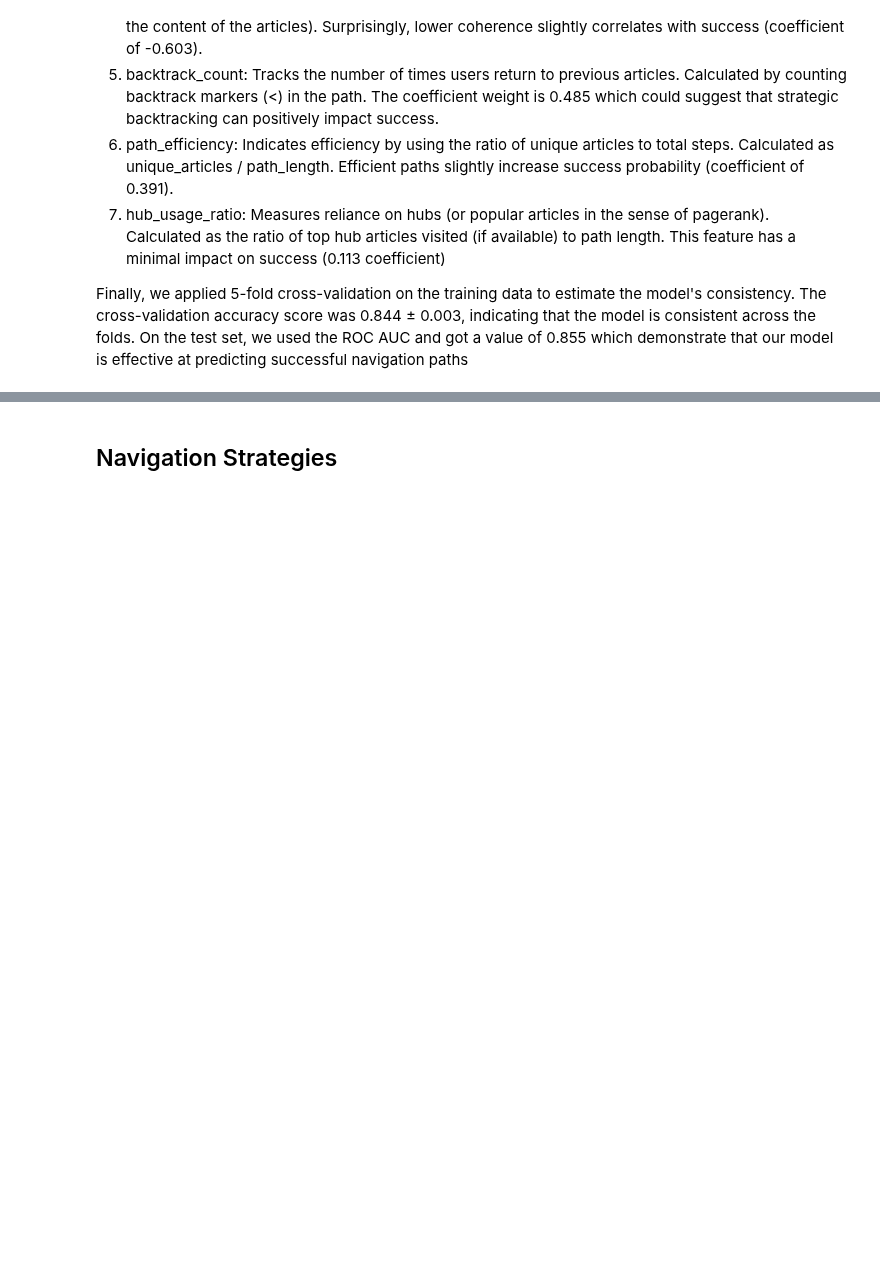
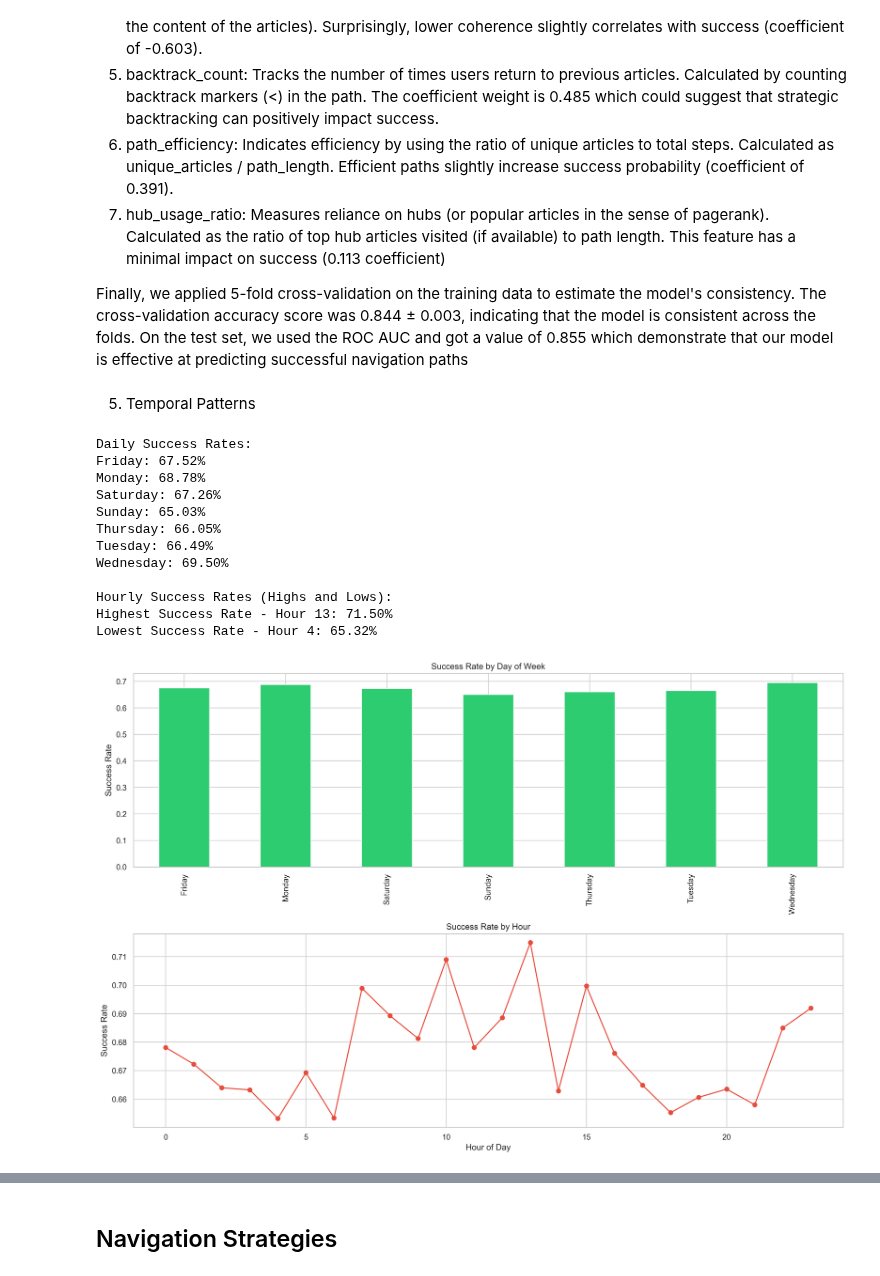
Before and after one commit to epfl-ada/ada-2024-project-5pack, a Jupyter notebook: analysis.ipynb, the cells around one changed output, grey strips where cells are left out. Cells and saved outputs as stored; diff of their text form; code cells hidden in the pictures; blank space fills up the shorter version.

Commit message:
Added new analysis + Fixed comments + better file name

```diff
--- a/analysis.ipynb
+++ b/analysis.ipynb
@@ -489,3 +497,37 @@ The features we used in the model and their significance:
 7. hub_usage_ratio: Measures reliance on hubs (or popular articles in the sense of pagerank). Calculated as the ratio of top hub articles visited (if available) to path length. This feature has a minimal impact on success (0.113 coefficient)
 
 Finally, we applied 5-fold cross-validation on the training data to estimate the model's consistency. The cross-validation accuracy score was 0.844 ± 0.003, indicating that the model is consistent across the folds. On the test set, we used the ROC AUC and got a value of 0.855 which demonstrate that our model is effective at predicting successful navigation paths
+# %% [markdown]
+5. Temporal Patterns
+# %%
+temporal_patterns = analysis["temporal_patterns"]
+daily_success_rate = temporal_patterns["daily_success_rate"]
+hourly_success_rate = temporal_patterns["hourly_success_rate"]
+
+# Analysis of Temporal Patterns in Navigation Success
+
+print("Daily Success Rates:")
+for day, rate in daily_success_rate.items():
+    print(f"{day}: {rate:.2%}")
+
+print("\nHourly Success Rates (Highs and Lows):")
+highest_hour = max(hourly_success_rate, key=hourly_success_rate.get)
+lowest_hour = min(hourly_success_rate, key=hourly_success_rate.get)
+print(f"Highest Success Rate - Hour {highest_hour}: {hourly_success_rate[highest_hour]:.2%}")
+print(f"Lowest Success Rate - Hour {lowest_hour}: {hourly_success_rate[lowest_hour]:.2%}")
+
+display(Image.open('data/generated/plaintext_analysis/analysis_20241115_184429/temporal_patterns.png'))
+# %% [output]
+Daily Success Rates:
+Friday: 67.52%
+Monday: 68.78%
+Saturday: 67.26%
+Sunday: 65.03%
+Thursday: 66.05%
+Tuesday: 66.49%
+Wednesday: 69.50%
+
+Hourly Success Rates (Highs and Lows):
+Highest Success Rate - Hour 13: 71.50%
+Lowest Success Rate - Hour 4: 65.32%
+[figure, added]
```
Also changed, not shown: parts of 4 cells of this notebook, 2 other files.
